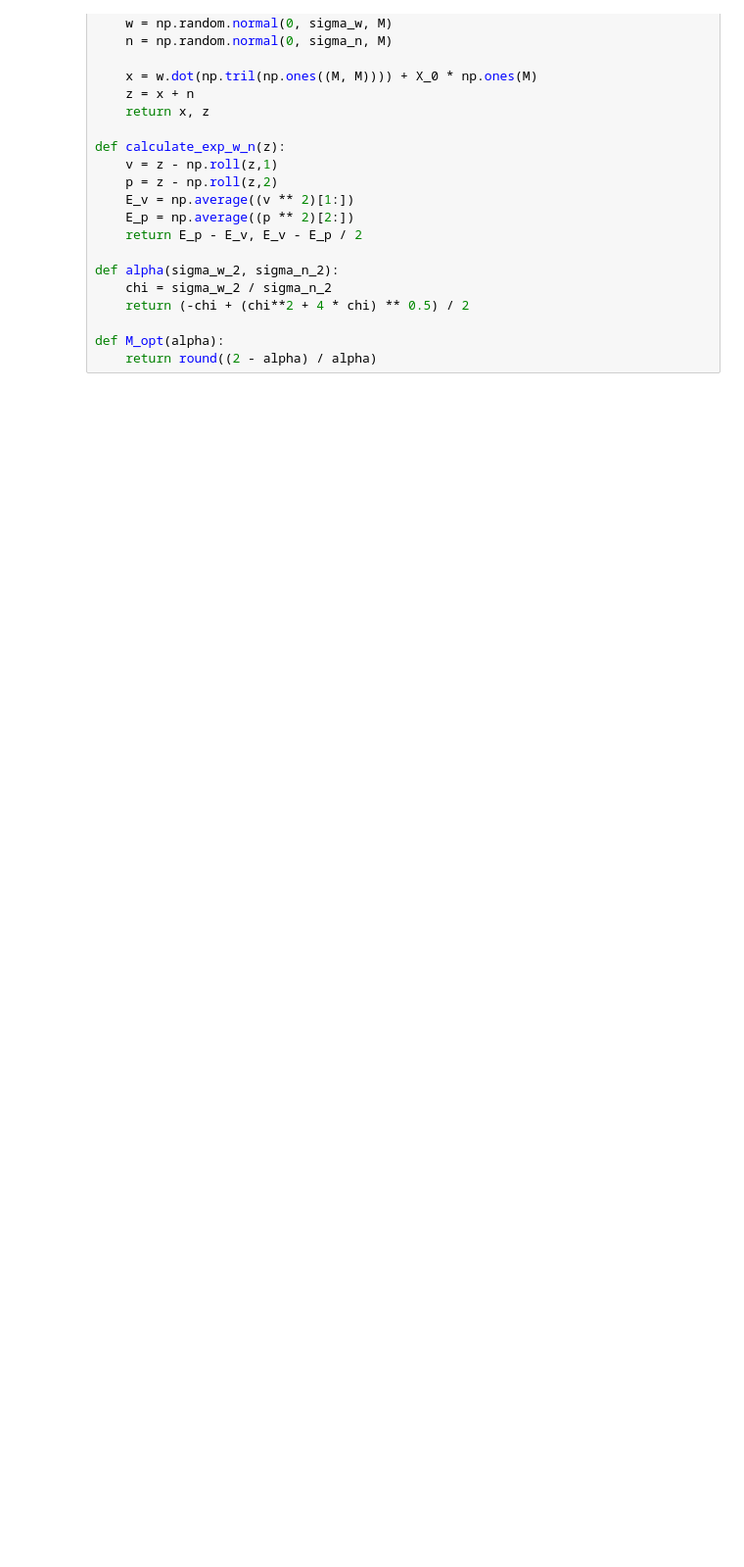
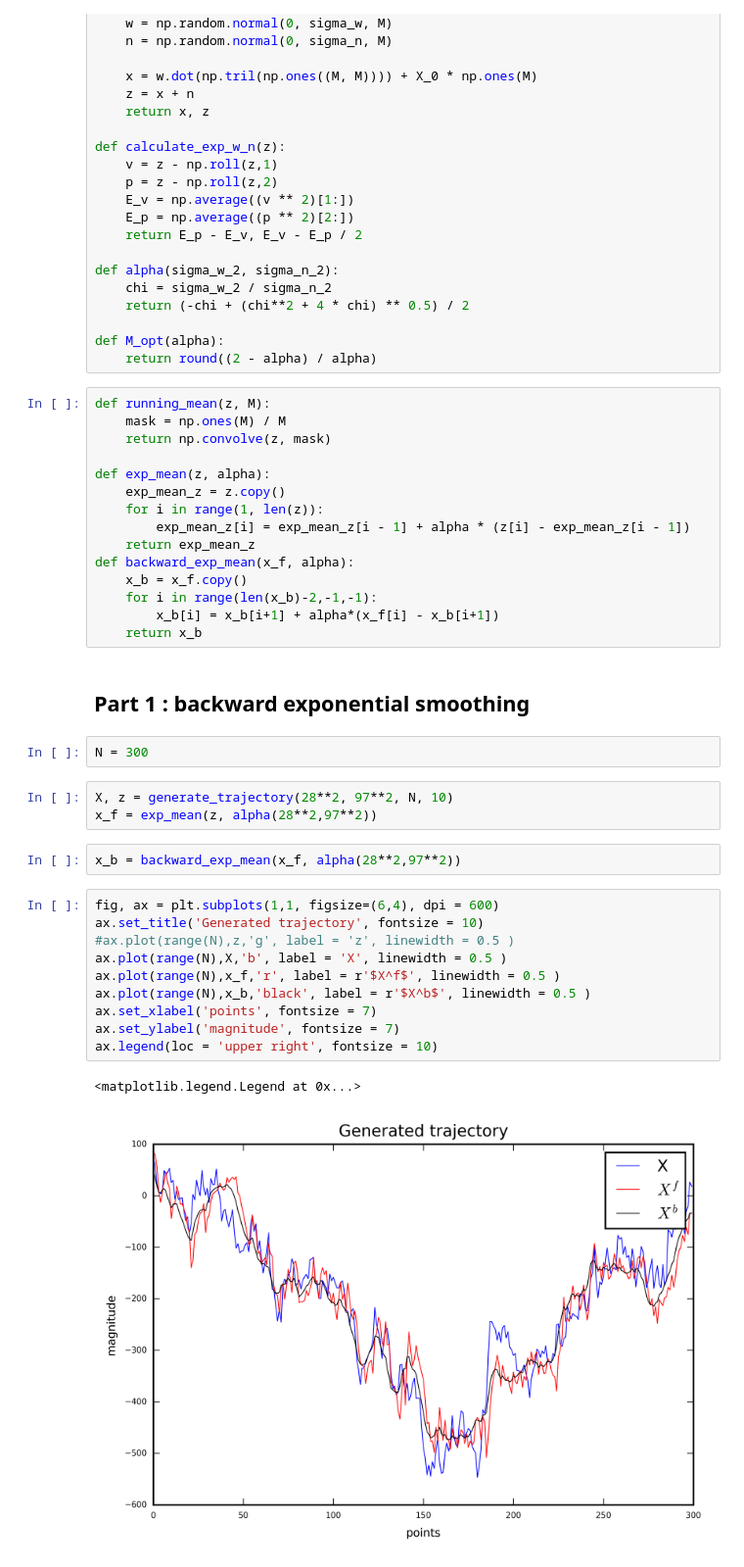
Before and after one commit to EgorPristanskiy/ExpDataProcessing, a Jupyter notebook: Lab3/3.ipynb, the cells around one changed output. Shown: that part at 98% size. Cells and saved outputs as stored; diff of their text form; blank space fills up the shorter version.

```diff
--- a/Lab3/3.ipynb
+++ b/Lab3/3.ipynb
@@ -37,3 +37,40 @@ def alpha(sigma_w_2, sigma_n_2):
 
 def M_opt(alpha):
     return round((2 - alpha) / alpha)
+# %%
+def running_mean(z, M):
+    mask = np.ones(M) / M
+    return np.convolve(z, mask)
+
+def exp_mean(z, alpha):
+    exp_mean_z = z.copy()
+    for i in range(1, len(z)):
+        exp_mean_z[i] = exp_mean_z[i - 1] + alpha * (z[i] - exp_mean_z[i - 1])
+    return exp_mean_z
+def backward_exp_mean(x_f, alpha):
+    x_b = x_f.copy()
+    for i in range(len(x_b)-2,-1,-1):
+        x_b[i] = x_b[i+1] + alpha*(x_f[i] - x_b[i+1])
+    return x_b
+# %% [markdown]
+## Part 1 : backward exponential smoothing
+# %%
+N = 300
+# %%
+X, z = generate_trajectory(28**2, 97**2, N, 10)
+x_f = exp_mean(z, alpha(28**2,97**2))
+# %%
+x_b = backward_exp_mean(x_f, alpha(28**2,97**2))
+# %%
+fig, ax = plt.subplots(1,1, figsize=(6,4), dpi = 600)
+ax.set_title('Generated trajectory', fontsize = 10)
+#ax.plot(range(N),z,'g', label = 'z', linewidth = 0.5 )
+ax.plot(range(N),X,'b', label = 'X', linewidth = 0.5 )
+ax.plot(range(N),x_f,'r', label = r'$X^f$', linewidth = 0.5 )
+ax.plot(range(N),x_b,'black', label = r'$X^b$', linewidth = 0.5 )
+ax.set_xlabel('points', fontsize = 7)
+ax.set_ylabel('magnitude', fontsize = 7)
+ax.legend(loc = 'upper right', fontsize = 10)
+# %% [output]
+<matplotlib.legend.Legend at 0x...>
+[figure, added]
```
Also changed, not shown: parts of 1 cell of this notebook.
